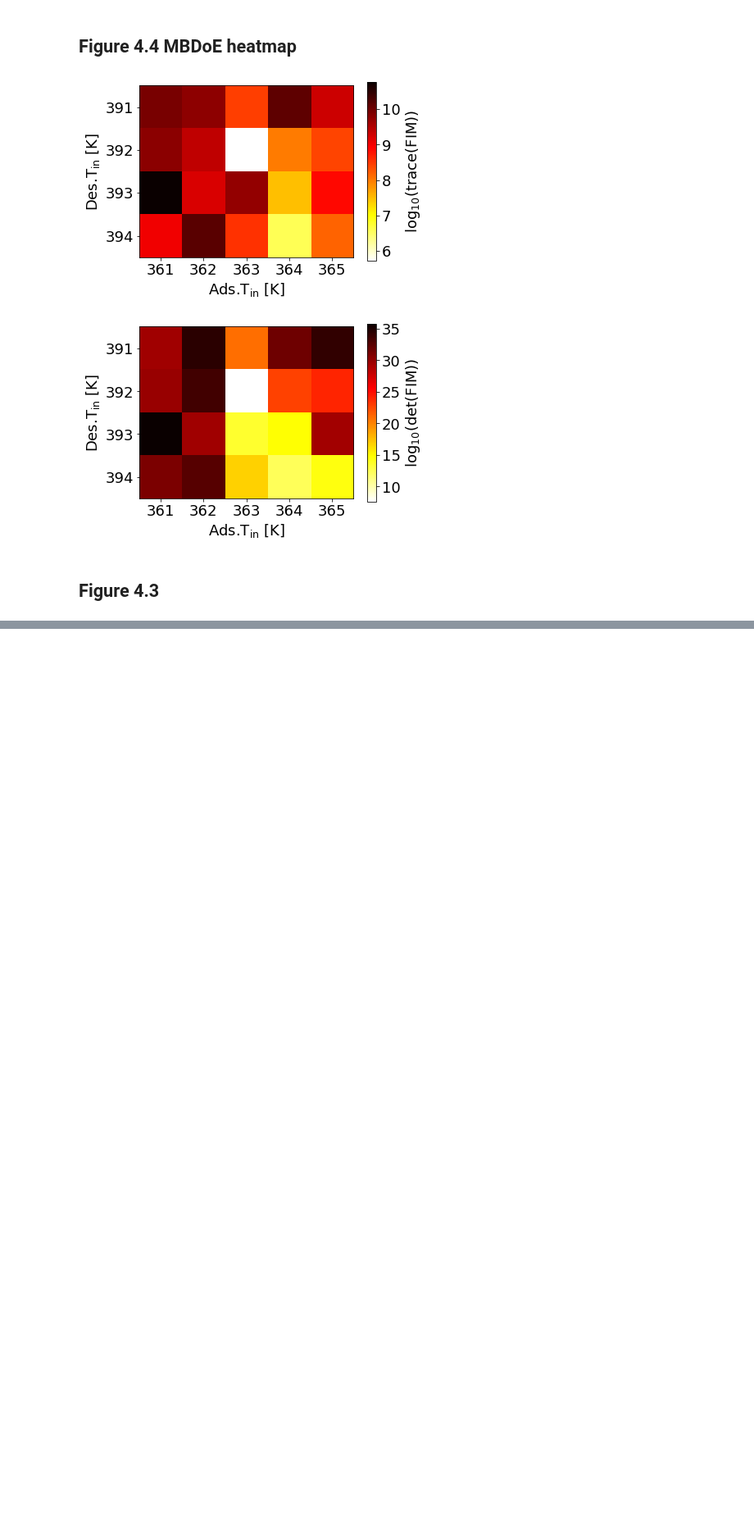
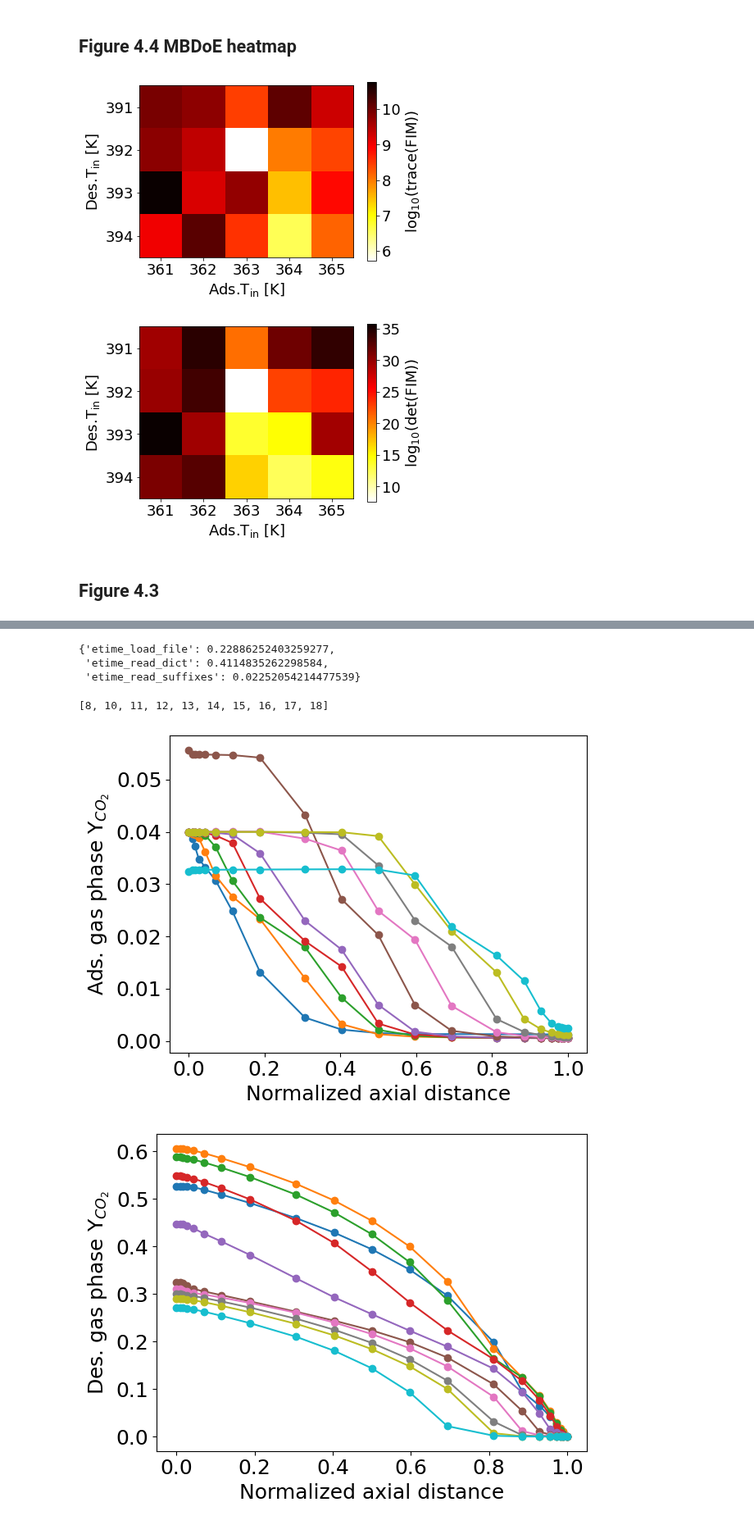
Before and after one commit to CCSI-Toolset/fixed_bed_adsorption, a Jupyter notebook: Rotary packed bed/draw_figure.ipynb, the cells around one changed output, grey strips where cells are left out. Shown at 82% size. Saved outputs shown, nothing was run; the diff lists cells and outputs as text; code cells hidden in the pictures; blank space fills up the shorter version.

```diff
--- a/Rotary packed bed/draw_figure.ipynb
+++ b/Rotary packed bed/draw_figure.ipynb
@@ -281,0 +539,17 @@ model_plot_Tg_RKH(RPB.des)
+# %%
+# create pyomo model
+RPB2 = full_model_creation(lean_temp_connection=True, configuration = "counter-current")
+# %%
+# load a solved model (MBDoE suggested design)
+from_json(RPB2, fname="./Countercurrent_results/MBDoE_results/Tgin_des_393/Tgin_ads_361/Tgads361_Tgdes393_base.json.gz")
+# %% [output]
+{'etime_load_file': 0.22886252403259277,
+ 'etime_read_dict': 0.4114835262298584,
+ 'etime_read_suffixes': 0.02252054214477539}
+# %%
+# d
+y_ref = full_contactor_plotting(RPB2, with_legend=False, save_option=True)
+# %% [output]
+[8, 10, 11, 12, 13, 14, 15, 16, 17, 18]
+[figure, added]
+[figure, added]
```
Also changed, not shown: parts of 9 cells of this notebook.
